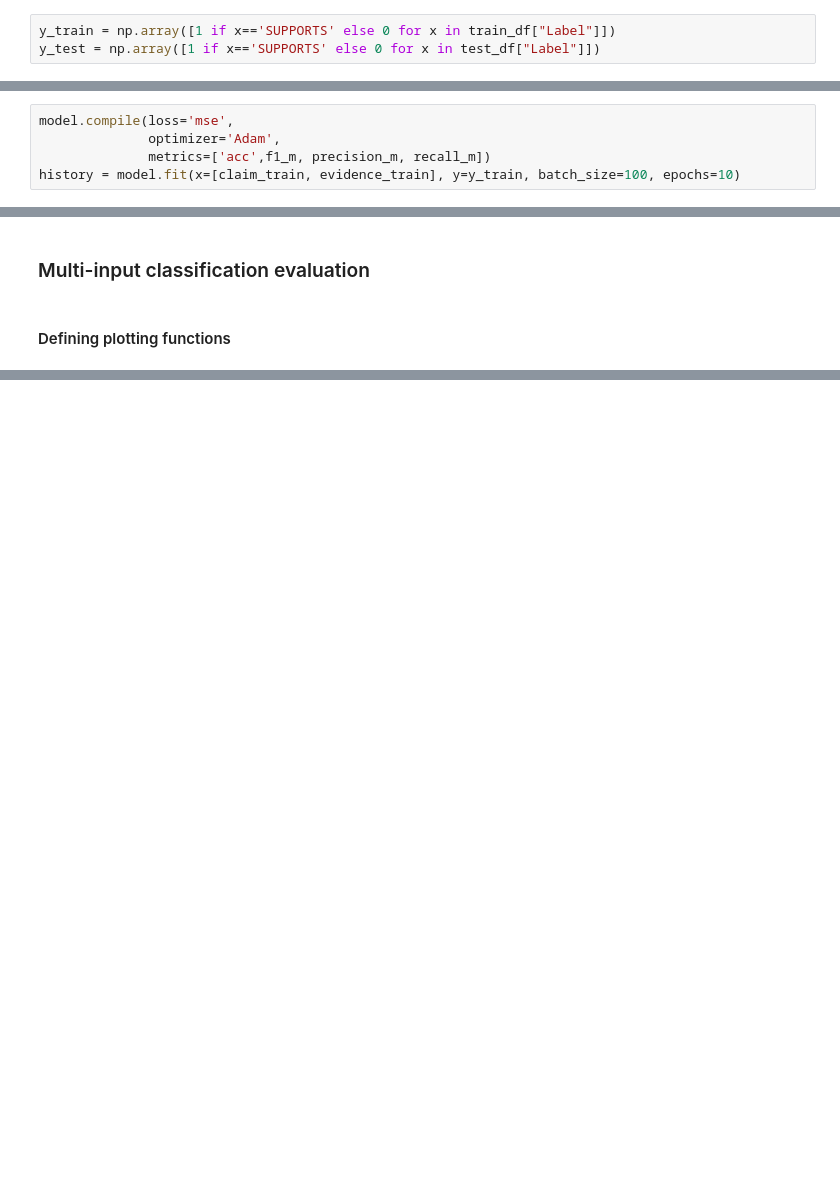
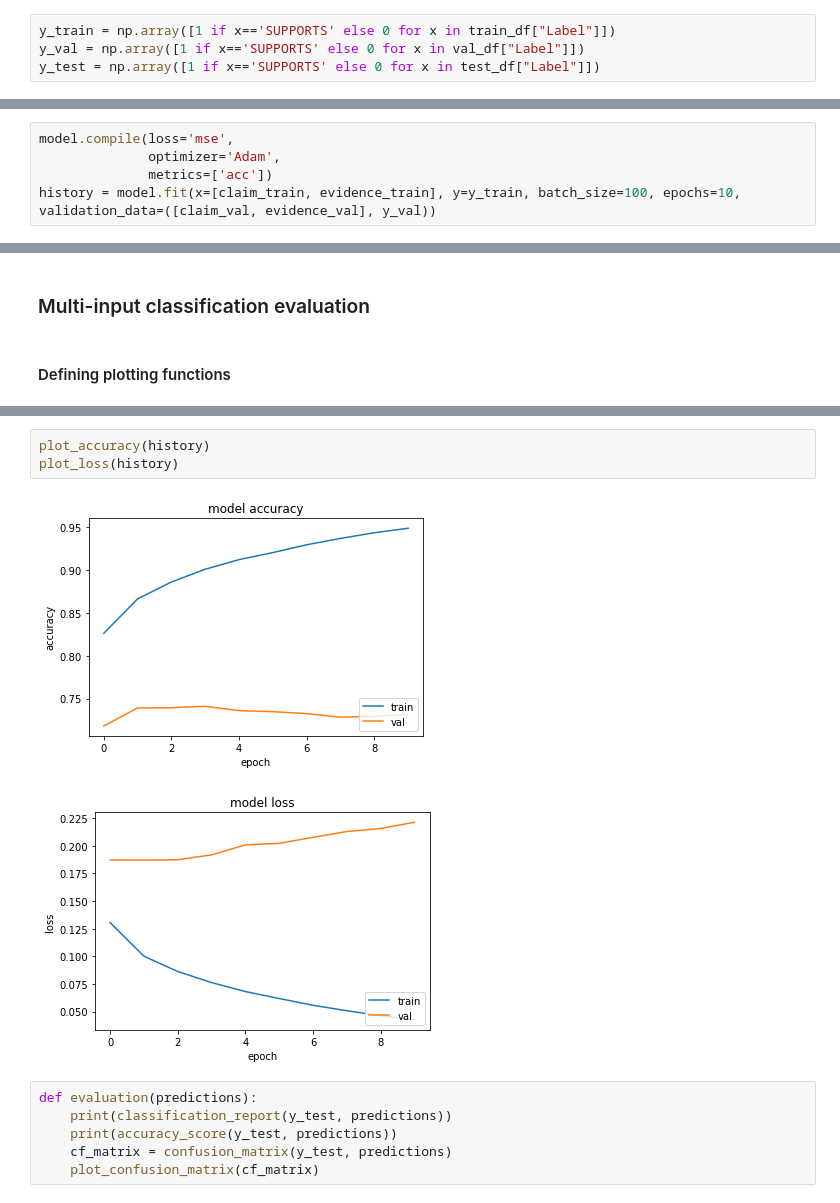
Before and after one commit to solveijm/NLP, a Jupyter notebook: Assignment2/A2.ipynb, the cells around one changed output, grey strips where cells are left out. Drawn from its saved outputs; the diff is of its cells as text; blank space fills up the shorter version.

Commit message:
evaluation

```diff
--- a/Assignment2/A2.ipynb
+++ b/Assignment2/A2.ipynb
@@ -139,6 +145,7 @@ VOCABULARY_LENGTH
 35800
 # %%
 y_train = np.array([1 if x=='SUPPORTS' else 0 for x in train_df["Label"]])
+y_val = np.array([1 if x=='SUPPORTS' else 0 for x in val_df["Label"]])
 y_test = np.array([1 if x=='SUPPORTS' else 0 for x in test_df["Label"]])
 # %%
 type(y_train)
@@ -240,7 +232,7 @@ def f1_m(y_true, y_pred):
 # %%
 model.compile(loss='mse',
               optimizer='Adam',
-              metrics=['acc',f1_m, precision_m, recall_m])
-history = model.fit(x=[claim_train, evidence_train], y=y_train, batch_size=100, epochs=10)
+              metrics=['acc'])
+history = model.fit(x=[claim_train, evidence_train], y=y_train, batch_size=100, epochs=10, validation_data=([claim_val, evidence_val], y_val))
 # %% [output]
 Epoch 1/10
@@ -313,0 +314,12 @@ def plot_loss(model_callback):
+# %%
+plot_accuracy(history)
+plot_loss(history)
+# %% [output]
+[figure, added]
+[figure, added]
+# %%
+def evaluation(predictions):
+    print(classification_report(y_test, predictions))
+    print(accuracy_score(y_test, predictions))
+    cf_matrix = confusion_matrix(y_test, predictions)
+    plot_confusion_matrix(cf_matrix)
```
Also changed, not shown: parts of 23 cells of this notebook.
